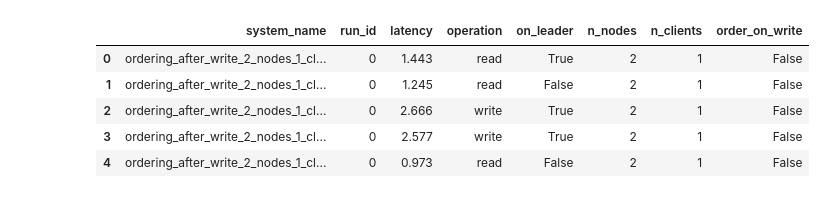
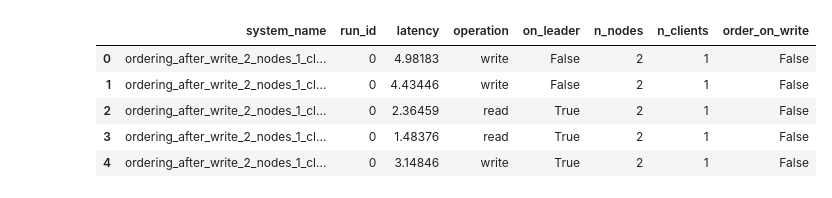
Before and after one commit to tomwassing/mango-db, a Jupyter notebook: experiments/data.ipynb, the cells around one changed output. Cells and saved outputs as stored; diff of their text form; code cells hidden in the pictures.

Commit message:
perf exp 2 and more

```diff
--- a/experiments/data.ipynb
+++ b/experiments/data.ipynb
@@ -4,13 +4,13 @@ import matplotlib.pyplot as plt
 import seaborn as sns
 sns.set_theme()
 # %%
-df = pd.read_csv('results/experiment1_20211209163545.csv')
+df = pd.read_csv('results/final/perf_exp_1.csv')
 df.latency = df.latency * 10e-6
 df.head()
 # %% [output]
 |  | system_name | run_id | latency | operation | on_leader | n_nodes | n_clients | order_on_write |
-| 0 | ordering_after_write_2_nodes_1_cl... | 0 | 1.443 | read | True | 2 | 1 | False |
-| 1 | ordering_after_write_2_nodes_1_cl... | 0 | 1.245 | read | False | 2 | 1 | False |
-| 2 | ordering_after_write_2_nodes_1_cl... | 0 | 2.666 | write | True | 2 | 1 | False |
-| 3 | ordering_after_write_2_nodes_1_cl... | 0 | 2.577 | write | True | 2 | 1 | False |
-| 4 | ordering_after_write_2_nodes_1_cl... | 0 | 0.973 | read | False | 2 | 1 | False |
+| 0 | ordering_after_write_2_nodes_1_cl... | 0 | 4.98183 | write | False | 2 | 1 | False |
+| 1 | ordering_after_write_2_nodes_1_cl... | 0 | 4.43446 | write | False | 2 | 1 | False |
+| 2 | ordering_after_write_2_nodes_1_cl... | 0 | 2.36459 | read | True | 2 | 1 | False |
+| 3 | ordering_after_write_2_nodes_1_cl... | 0 | 1.48376 | read | True | 2 | 1 | False |
+| 4 | ordering_after_write_2_nodes_1_cl... | 0 | 3.14846 | write | True | 2 | 1 | False |
```
Also changed, not shown: parts of 7 cells of this notebook, 5 other files.
